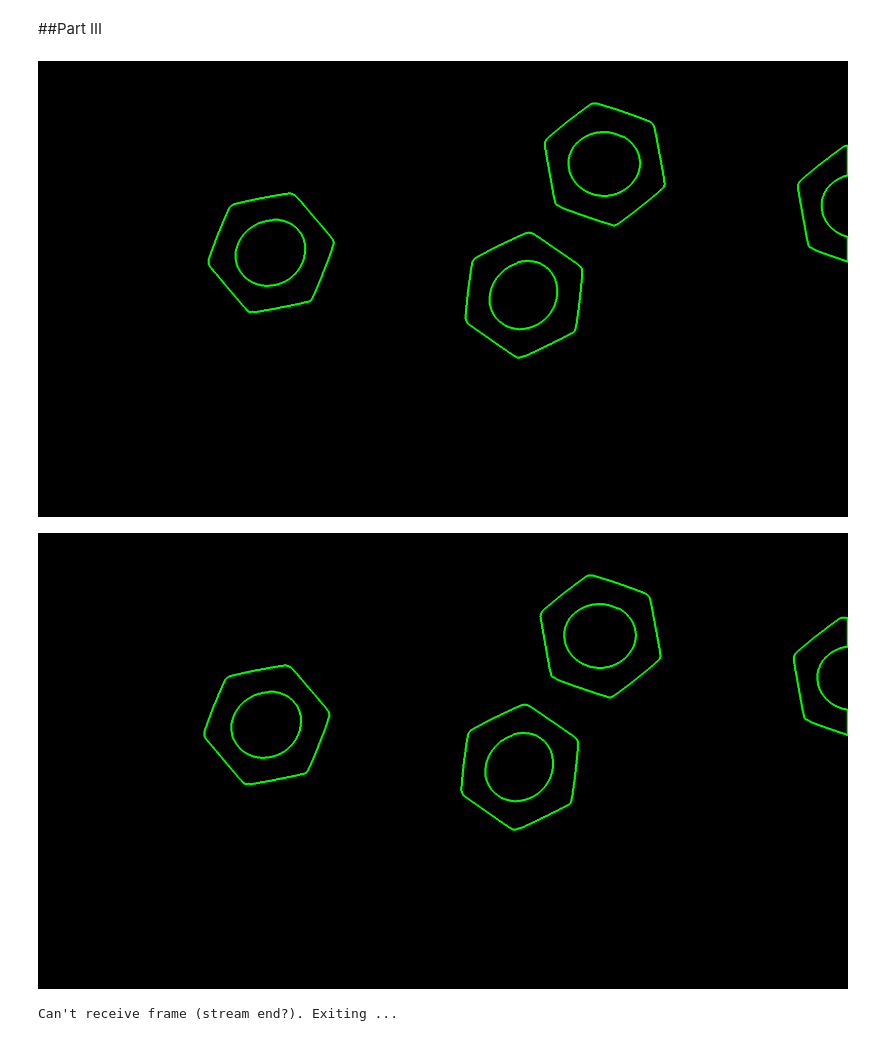
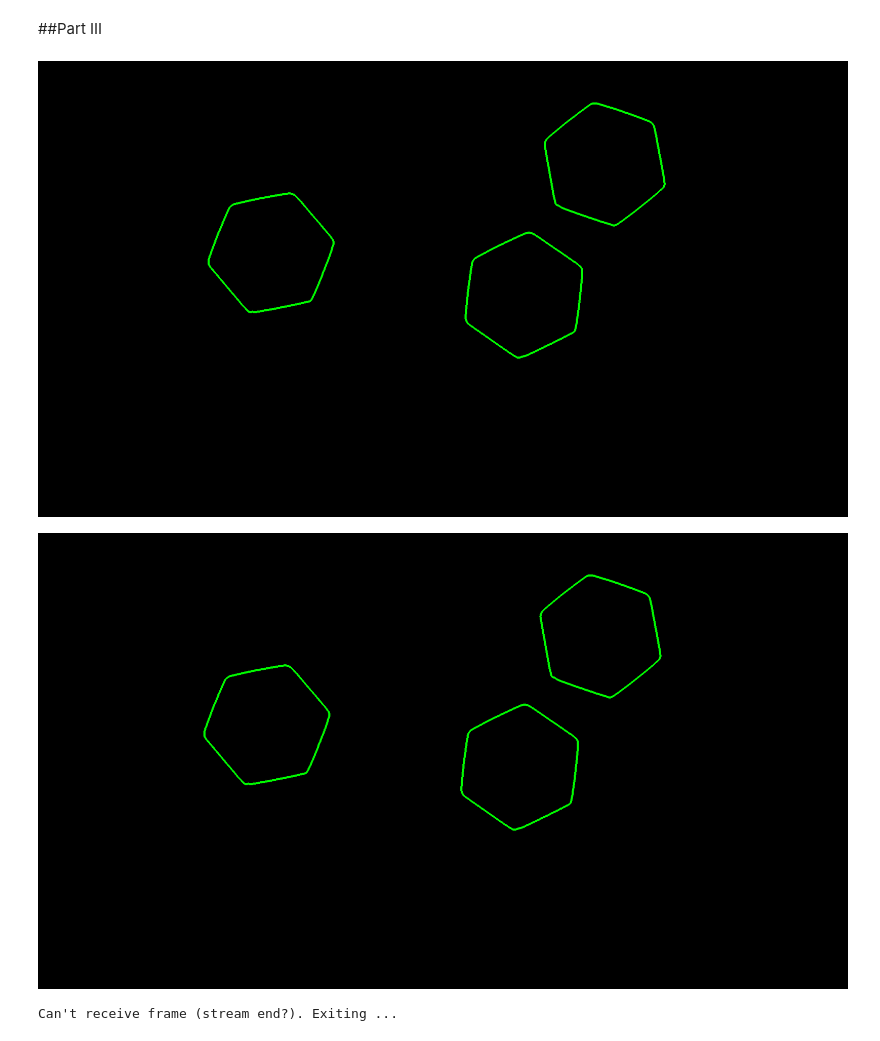
Before and after one commit to RansikaG/Machine-Vision, a Jupyter notebook: Assignment 5/Object Counting on a Conveyor belt.ipynb, the cells around one changed output. Cells and saved outputs as stored; diff of their text form; code cells hidden in the pictures.

Commit message:
Only Hexagonals found

```diff
--- a/Assignment 5/Object Counting on a Conveyor belt.ipynb
+++ b/Assignment 5/Object Counting on a Conveyor belt.ipynb
@@ -281,28 +281,30 @@ cv.destroyAllWindows()
 # %%
 cap = cv.VideoCapture('/content/belt/Assignment 5/conveyor_two_frame.mp4') # give the correct path here
 while cap.isOpened():
   ret, frame = cap.read()
   if not ret:
     print("Can't receive frame (stream end?). Exiting ...")
     break
   gray=cv.cvtColor(frame, cv.COLOR_BGR2GRAY)
 
   retval, labels, stats, centroids,closing_im=get_indexed_image(gray)
 
   contours, hierarchy = cv.findContours(closing_im, cv.RETR_TREE, cv.CHAIN_APPROX_SIMPLE)
-
+  hexagonal=[]
+  for j,c in enumerate(contours):
+    if cv.matchShapes(contours_t[0], c, cv.CONTOURS_MATCH_I1, 0.0)<0.001:
+      hexagonal.append(j)
   im_contours_belt = np.zeros((frame.shape[0],frame.shape[1],3), np.uint8)
-  #Contours = np.array(contours)
-  #mask=np.array([0,1,2,3,4,5])
-  #cont=Contours[mask]
-  conts = cv.drawContours(im_contours_belt, contours, -1, (0,255,0), 3).astype('uint8')
-  #plt.imshow(closing_im)
+  Contours = np.array(contours)
+  Contours=Contours[hexagonal]
+  cont=Contours[0:-1:2]
+  conts = cv.drawContours(im_contours_belt, cont, -1, (0,255,0), 3).astype('uint8')
   cv2_imshow(conts)
   if cv.waitKey(1) == ord('q'):
     break
 cap.release()
 #cv.destroyAllWindows()
 # %% [output]
-[figure, old version]
+[figure, new version]
-[figure, old version]
+[figure, new version]
 Can't receive frame (stream end?). Exiting ...
```
